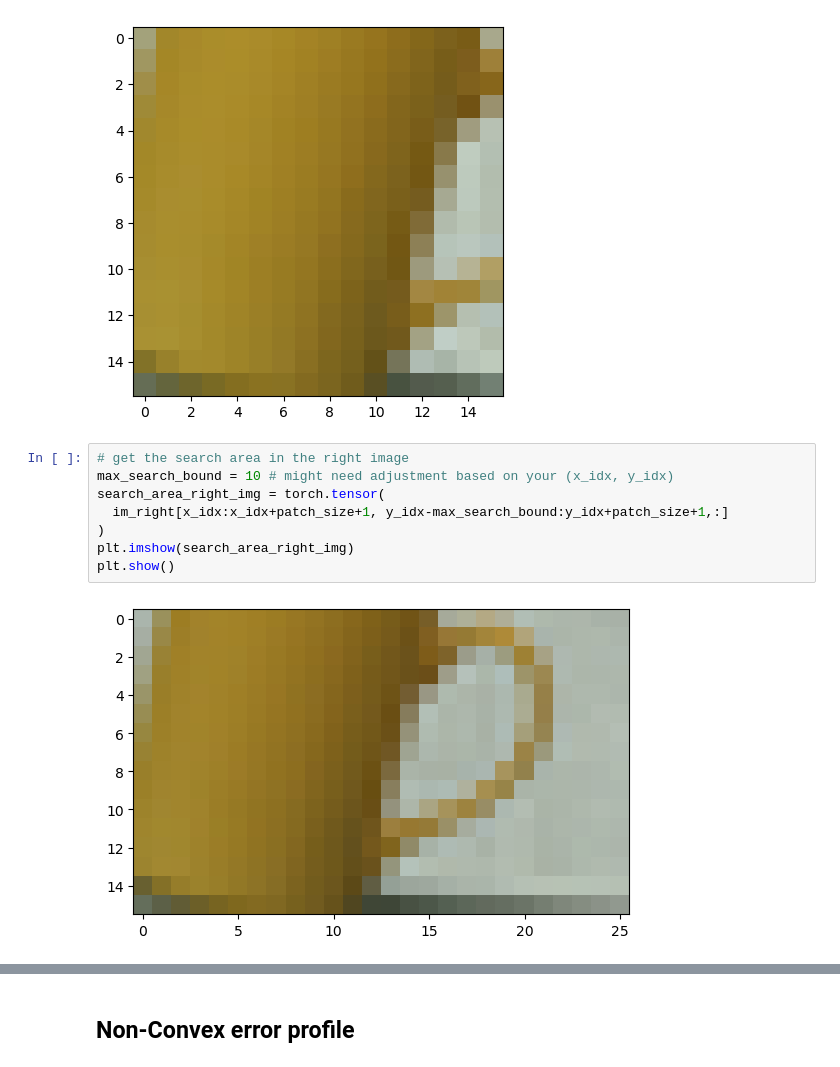
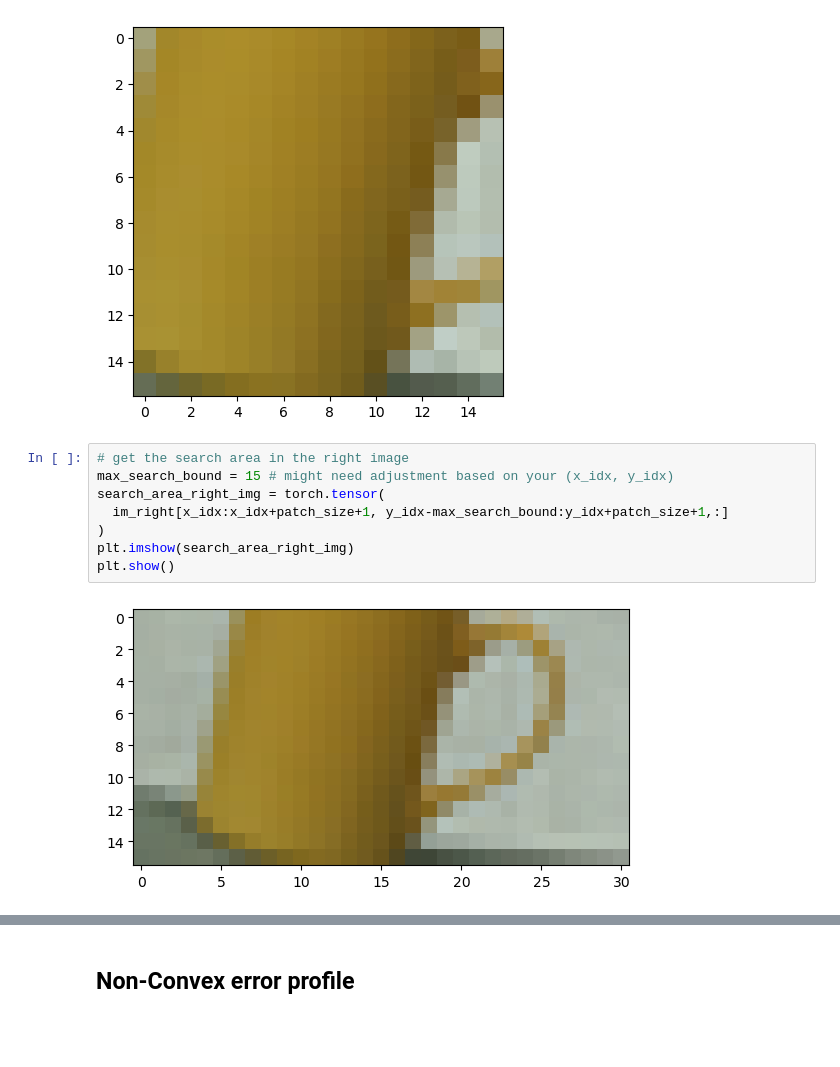
Before and after one commit to CasuallyAlive/Computer_Vision_Projects, a Jupyter notebook: src/proj5_6320/proj5_code/simple_stereo.ipynb, the cells around one changed output, grey strips where cells are left out. Cells and saved outputs as stored; diff of their text form; blank space fills up the shorter version.

```diff
--- a/src/proj5_6320/proj5_code/simple_stereo.ipynb
+++ b/src/proj5_6320/proj5_code/simple_stereo.ipynb
@@ -299,14 +234,14 @@ plt.show()
 [figure]
 # %%
 # get the search area in the right image
-max_search_bound = 10 # might need adjustment based on your (x_idx, y_idx)
+max_search_bound = 15 # might need adjustment based on your (x_idx, y_idx)
 search_area_right_img = torch.tensor(
   im_right[x_idx:x_idx+patch_size+1, y_idx-max_search_bound:y_idx+patch_size+1,:]
 )
 plt.imshow(search_area_right_img)
 plt.show()
 # %% [output]
-[figure, old version]
+[figure, new version]
 # %%
 similarity_vals = np.array(
   [sad_similarity_measure(patch_left_img, search_area_right_img[:,h_idx:h_idx+patch_size+1,:])
```
Also changed, not shown: parts of 9 cells of this notebook, 1 other file.
